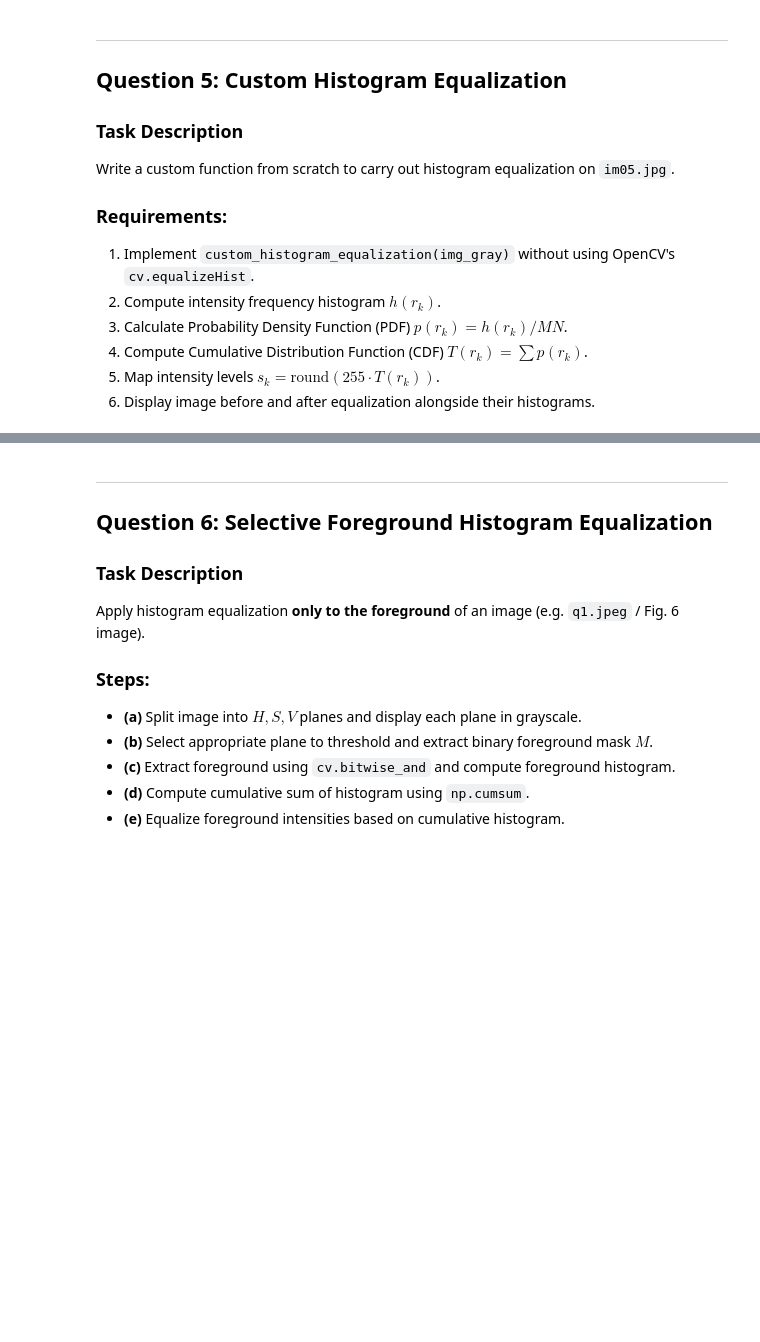
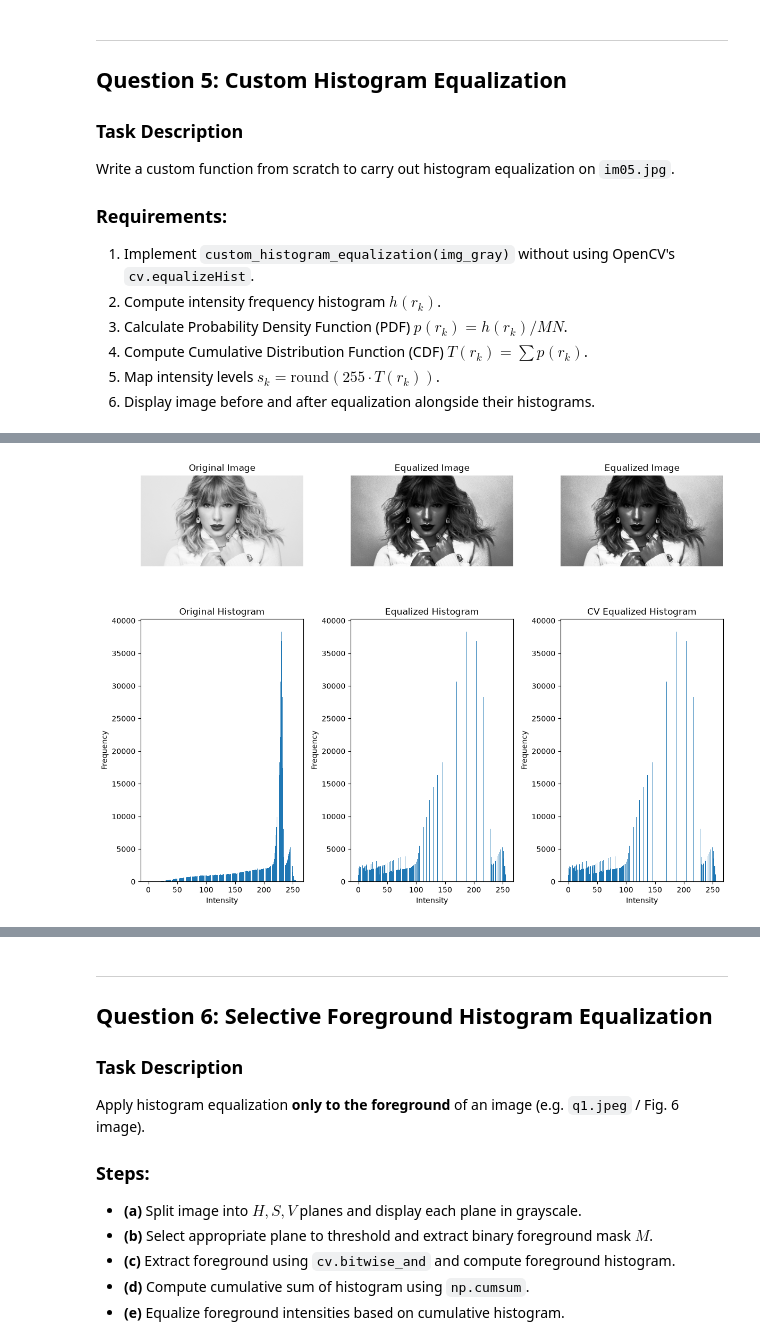
Before and after one commit to samirunuwanaka/ComputerVision, a Jupyter notebook: Assignment/EN3160_Assignment_01_Template.ipynb, the cells around one changed output, grey strips where cells are left out. Cells and saved outputs as stored; diff of their text form; code cells hidden in the pictures; blank space fills up the shorter version.

Commit message:
Compared openCV and manually computed histogram equilization changes

```diff
--- a/Assignment/EN3160_Assignment_01_Template.ipynb
+++ b/Assignment/EN3160_Assignment_01_Template.ipynb
@@ -352,0 +332,97 @@ def custom_histogram_equalization(img_gray: np.ndarray) -> tuple[np.ndarray, np.
+# %%
+def custom_histogram_equalization(img_gray: np.ndarray) -> tuple[np.ndarray, np.ndarray, np.ndarray]:
+    """
+    Computes histogram equalization manually.
+
+    Returns:
+        tuple: (equalized_image, orig_hist, eq_hist)
+    """
+
+    # --------------------------------------------------
+    # 1. Calculate histogram
+    # --------------------------------------------------
+    intensity_frequency = np.array(
+        [[i, np.count_nonzero(img_gray == i)] for i in range(256)]
+    )
+
+    # Original histogram
+    orig_hist = intensity_frequency[:, 1].copy()
+
+    # --------------------------------------------------
+    # 2. Convert frequency to probability
+    # --------------------------------------------------
+    probability = intensity_frequency[:, 1] / np.sum(intensity_frequency[:, 1])
+
+    # --------------------------------------------------
+    # 3. Calculate CDF
+    # --------------------------------------------------
+    cdf = np.cumsum(probability)
+
+    # --------------------------------------------------
+    # 4. Scale CDF to [0, 255]
+    # --------------------------------------------------
+    mapping = np.round(255 * cdf).astype(np.uint8)
+
+    # --------------------------------------------------
+    # 5. Map original image intensities to new intensities
+    # --------------------------------------------------
+    equalized_image = mapping[img_gray]
+
+    # --------------------------------------------------
+    # 6. Calculate equalized histogram
+    # --------------------------------------------------
+    eq_hist = np.bincount(
+        equalized_image.ravel(),
+        minlength=256
+    )
+
+    return equalized_image, orig_hist, eq_hist
+    pass
+
+# --- Template Execution ---
+im5 = cv.imread(os.path.join(IMAGE_DIR, 'im05.jpg'), cv.IMREAD_GRAYSCALE)
+im5_eq, hist_orig, hist_eq = custom_histogram_equalization(im5)
+
+im5_eq_cv = cv.equalizeHist(im5)
+im5_eq_cv_hist = np.array(
+        [[i, np.count_nonzero(im5 == i)] for i in range(256)]
+    )
+
+fig, ax = plt.subplots(2, 3, figsize=(12, 10))
+# Original Image
+ax[0, 0].imshow(im5, cmap='gray')
+ax[0, 0].set_title('Original Image')
+ax[0, 0].axis('off')
+
+# Original Histogram
+ax[1, 0].bar(range(256), hist_orig)
+ax[1, 0].set_title('Original Histogram')
+ax[1, 0].set_xlabel('Intensity')
+ax[1, 0].set_ylabel('Frequency')
+
+# Equalized Image
+ax[0, 1].imshow(im5_eq, cmap='gray')
+ax[0, 1].set_title('Equalized Image')
+ax[0, 1].axis('off')
+
+# Equalized Histogram
+ax[1, 1].bar(range(256), hist_eq)
+ax[1, 1].set_title('Equalized Histogram')
+ax[1, 1].set_xlabel('Intensity')
+ax[1, 1].set_ylabel('Frequency')
+
+# Equalized Image
+ax[0, 2].imshow(im5_eq_cv, cmap='gray')
+ax[0, 2].set_title('Equalized Image')
+ax[0, 2].axis('off')
+
+# Equalized Histogram
+ax[1, 2].bar(range(256), hist_eq_cv)
+ax[1, 2].set_title('CV Equalized Histogram')
+ax[1, 2].set_xlabel('Intensity')
+ax[1, 2].set_ylabel('Frequency')
+
+plt.tight_layout()
+plt.show()
+# %% [output]
+[figure, added]
```
Also changed, not shown: parts of 3 cells of this notebook.
